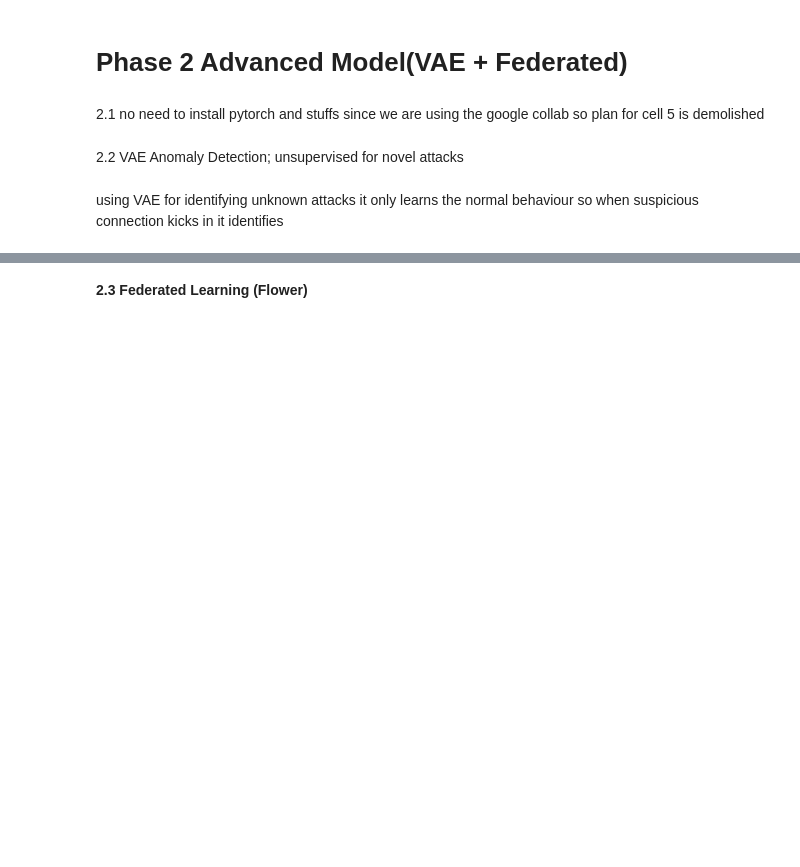
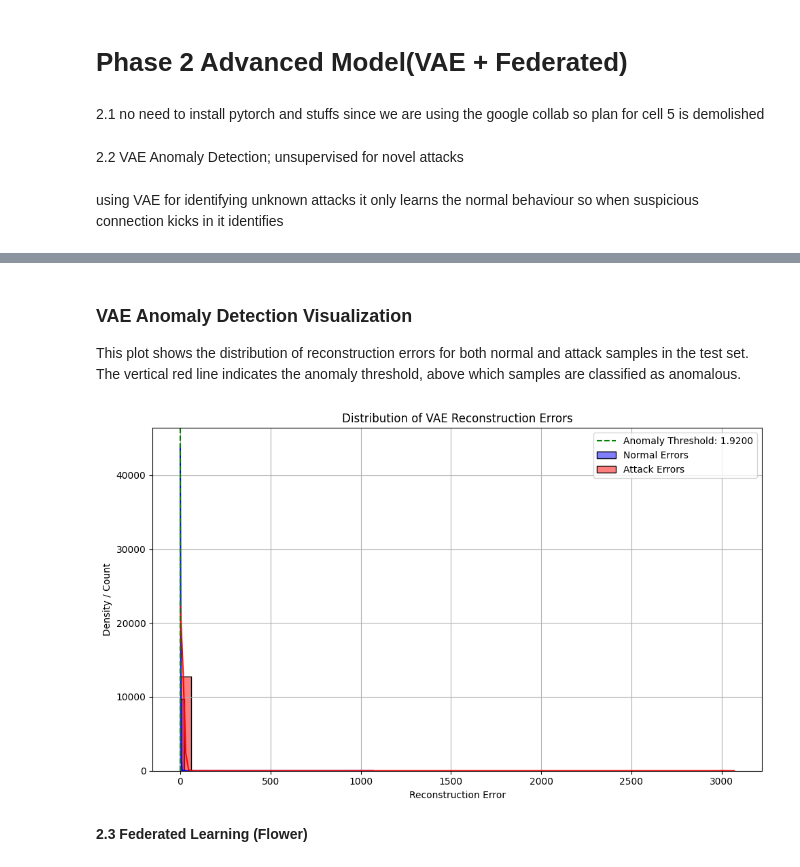
Before and after one commit to suvethaaa/AI-Based-Intrusion-Detection-System, a Jupyter notebook: AI_IDS.ipynb, the cells around one changed output, grey strips where cells are left out. Saved outputs shown, nothing was run; the diff lists cells and outputs as text; code cells hidden in the pictures; blank space fills up the shorter version.

```diff
--- a/AI_IDS.ipynb
+++ b/AI_IDS.ipynb
@@ -233,3 +294,21 @@ VAE Test Accuracy: 0.5255500354861604
+# %% [markdown]
+### VAE Anomaly Detection Visualization
+
+This plot shows the distribution of reconstruction errors for both normal and attack samples in the test set. The vertical red line indicates the anomaly threshold, above which samples are classified as anomalous.
+# %%
+plt.figure(figsize=(10, 6))
+sns.histplot(errors[y_test == 0], bins=50, kde=True, color='blue', label='Normal Errors')
+sns.histplot(errors[y_test == 1], bins=50, kde=True, color='red', label='Attack Errors')
+plt.axvline(x=threshold, color='green', linestyle='--', label=f'Anomaly Threshold: {threshold:.4f}')
+plt.title('Distribution of VAE Reconstruction Errors')
+plt.xlabel('Reconstruction Error')
+plt.ylabel('Density / Count')
+plt.legend()
+plt.grid(True)
+plt.tight_layout()
+plt.show()
+# %% [output]
+[figure, added]
 # %% [markdown]
 **2.3 Federated Learning (Flower)**
 # %%
```
Also changed, not shown: parts of 30 cells of this notebook.
